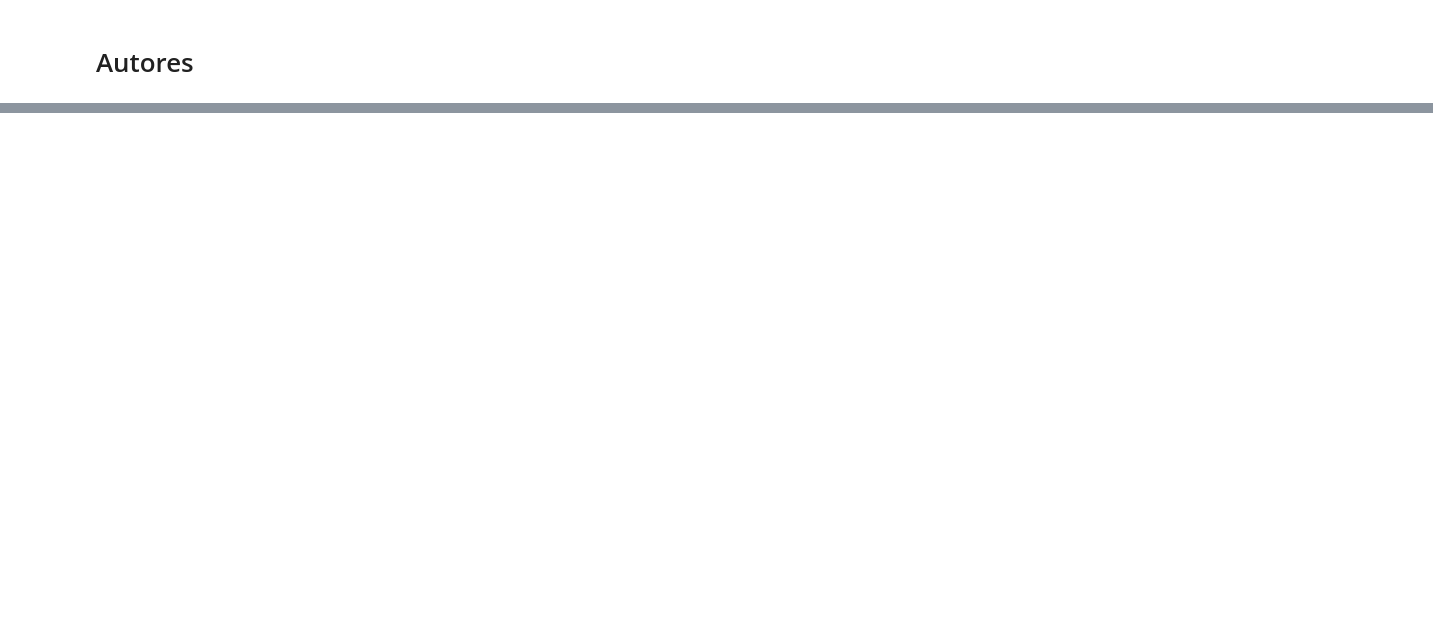
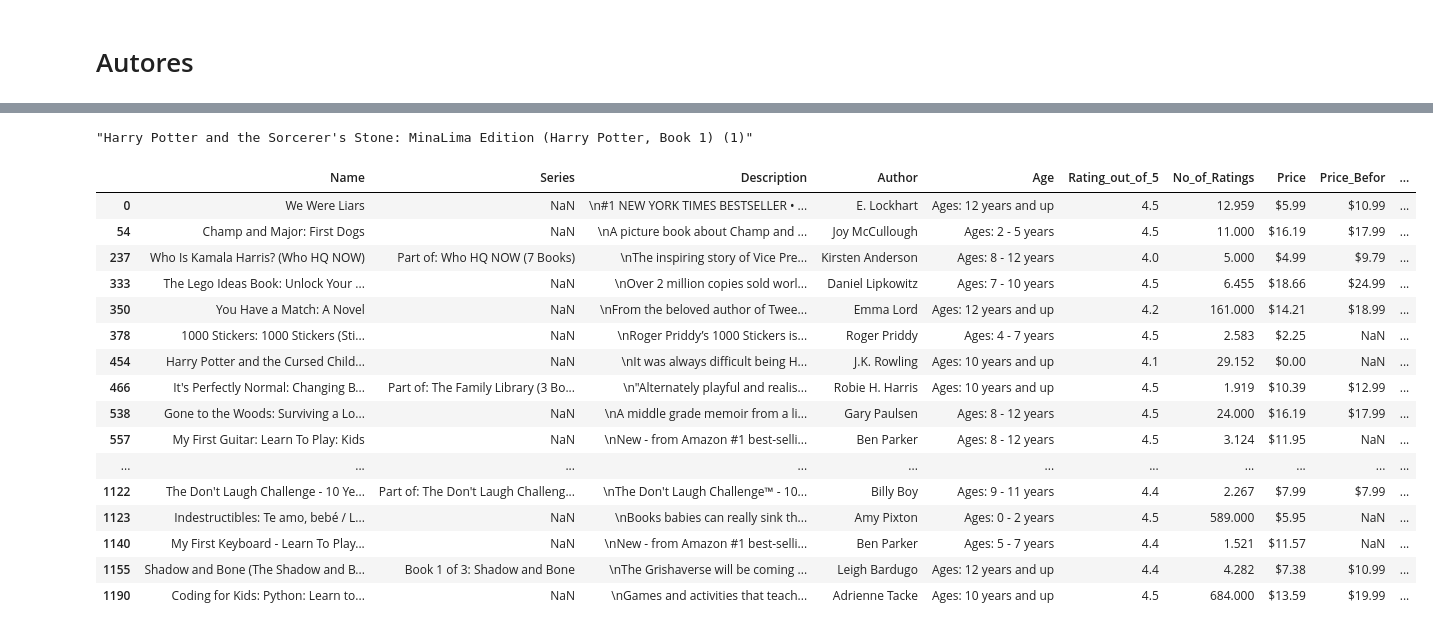
Before and after one commit to Jessesantoz/An-lise-dados-de-livros, a Jupyter notebook: Books_kids.ipynb, the cells around one changed output, grey strips where cells are left out. Drawn from its saved outputs; the diff is of its cells as text; code cells hidden in the pictures; blank space fills up the shorter version.

```diff
--- a/Books_kids.ipynb
+++ b/Books_kids.ipynb
@@ -168,0 +260,27 @@ plt.show()
+# %%
+maximo = df['Rating_out_of_5'] == df['Rating_out_of_5'].max()
+df_maior = df[maximo]
+df_maior['Name'].iloc[0]
+# %% [output]
+"Harry Potter and the Sorcerer's Stone: MinaLima Edition (Harry Potter, Book 1) (1)"
+# %%
+entre = (df['Rating_out_of_5'] >= 3) & (df['Rating_out_of_5'] <= 4.5)
+df[entre]
+# %% [output]
+|  | Name | Series | Description | Author | Age | Rating_out_of_5 | No_of_Ratings | Price | Price_Befor | ... |
+| 0 | We Were Liars | NaN | \n#1 NEW YORK TIMES BESTSELLER • ... | E. Lockhart | Ages: 12 years and up | 4.5 | 12.959 | $5.99 | $10.99 | ... |
+| 54 | Champ and Major: First Dogs | NaN | \nA picture book about Champ and ... | Joy McCullough | Ages: 2 - 5 years | 4.5 | 11.000 | $16.19 | $17.99 | ... |
+| 237 | Who Is Kamala Harris? (Who HQ NOW) | Part of: Who HQ NOW (7 Books) | \nThe inspiring story of Vice Pre... | Kirsten Anderson | Ages: 8 - 12 years | 4.0 | 5.000 | $4.99 | $9.79 | ... |
+| 333 | The Lego Ideas Book: Unlock Your ... | NaN | \nOver 2 million copies sold worl... | Daniel Lipkowitz | Ages: 7 - 10 years | 4.5 | 6.455 | $18.66 | $24.99 | ... |
+| 350 | You Have a Match: A Novel | NaN | \nFrom the beloved author of Twee... | Emma Lord | Ages: 12 years and up | 4.2 | 161.000 | $14.21 | $18.99 | ... |
+| 378 | 1000 Stickers: 1000 Stickers (Sti... | NaN | \nRoger Priddy’s 1000 Stickers is... | Roger Priddy | Ages: 4 - 7 years | 4.5 | 2.583 | $2.25 | NaN | ... |
+| 454 | Harry Potter and the Cursed Child... | NaN | \nIt was always difficult being H... | J.K. Rowling | Ages: 10 years and up | 4.1 | 29.152 | $0.00 | NaN | ... |
+| 466 | It's Perfectly Normal: Changing B... | Part of: The Family Library (3 Bo... | \n"Alternately playful and realis... | Robie H. Harris | Ages: 10 years and up | 4.5 | 1.919 | $10.39 | $12.99 | ... |
+| 538 | Gone to the Woods: Surviving a Lo... | NaN | \nA middle grade memoir from a li... | Gary Paulsen | Ages: 8 - 12 years | 4.5 | 24.000 | $16.19 | $17.99 | ... |
+| 557 | My First Guitar: Learn To Play: Kids | NaN | \nNew - from Amazon #1 best-selli... | Ben Parker | Ages: 8 - 12 years | 4.5 | 3.124 | $11.95 | NaN | ... |
+| ... | ... | ... | ... | ... | ... | ... | ... | ... | ... | ... |
+| 1122 | The Don't Laugh Challenge - 10 Ye... | Part of: The Don't Laugh Challeng... | \nThe Don't Laugh Challenge™ - 10... | Billy Boy | Ages: 9 - 11 years | 4.4 | 2.267 | $7.99 | $7.99 | ... |
+| 1123 | Indestructibles: Te amo, bebé / L... | NaN | \nBooks babies can really sink th... | Amy Pixton | Ages: 0 - 2 years | 4.5 | 589.000 | $5.95 | NaN | ... |
+| 1140 | My First Keyboard - Learn To Play... | NaN | \nNew - from Amazon #1 best-selli... | Ben Parker | Ages: 5 - 7 years | 4.4 | 1.521 | $11.57 | NaN | ... |
+| 1155 | Shadow and Bone (The Shadow and B... | Book 1 of 3: Shadow and Bone | \nThe Grishaverse will be coming ... | Leigh Bardugo | Ages: 12 years and up | 4.4 | 4.282 | $7.38 | $10.99 | ... |
+| 1190 | Coding for Kids: Python: Learn to... | NaN | \nGames and activities that teach... | Adrienne Tacke | Ages: 10 years and up | 4.5 | 684.000 | $13.59 | $19.99 | ... |
```
Also changed, not shown: parts of 15 cells of this notebook.
